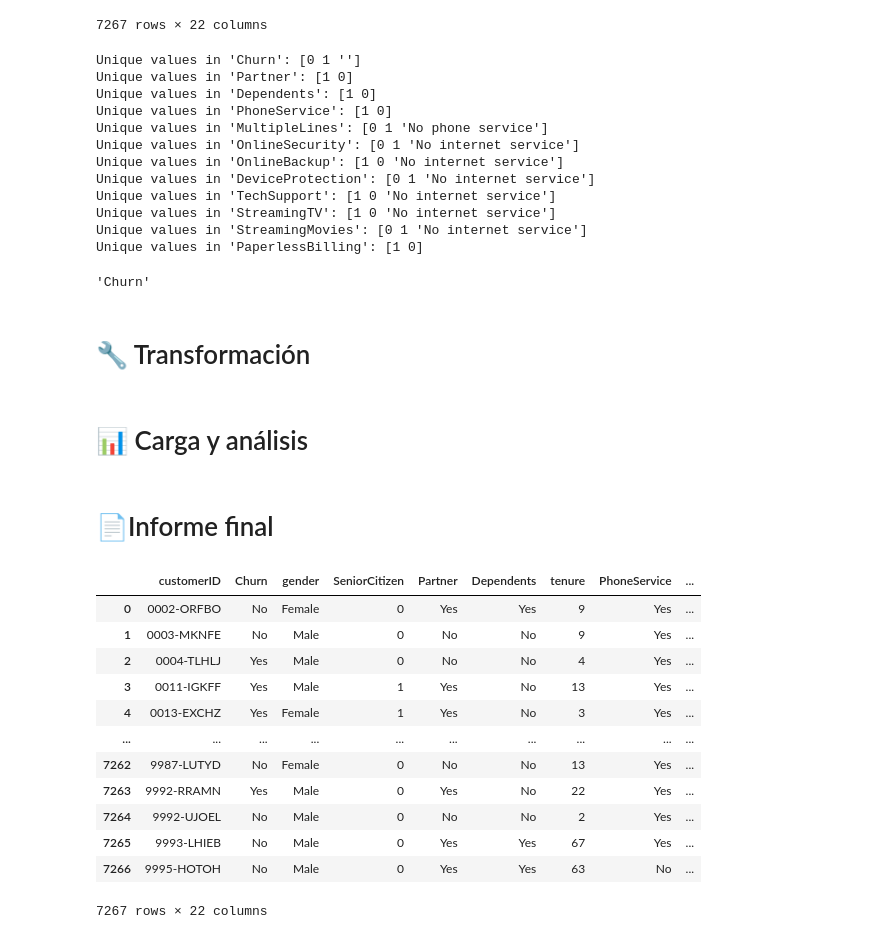
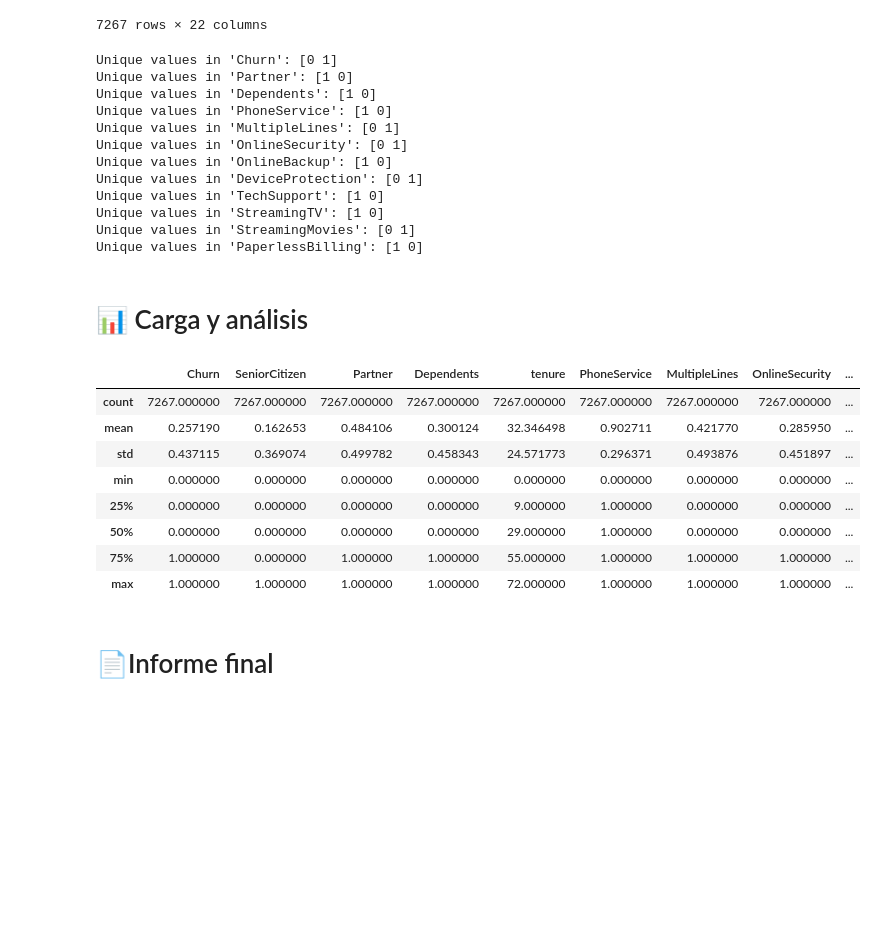
Before and after one commit to TWOD22/DesafioTelecomX, a Jupyter notebook: DesafioTelecomX.ipynb, the cells around one changed output. Cells and saved outputs as stored; diff of their text form; code cells hidden in the pictures; blank space fills up the shorter version.

Commit message:
Uso de describe para encontrar la media, la desviación estándar y otros datos

```diff
--- a/DesafioTelecomX.ipynb
+++ b/DesafioTelecomX.ipynb
@@ -227,28 +229,37 @@ df_normalized
 | 7265 | 9993-LHIEB | 0 | Male | 0 | 1 | 1 | 67 | 1 | ... |
 | 7266 | 9995-HOTOH | 0 | Male | 0 | 1 | 1 | 63 | 0 | ... |
 7267 rows × 22 columns
+# %%
+df_normalized = df_normalized.replace({'No internet service': 0, 'No phone service': 0})
+df_normalized['Churn'] = df_normalized['Churn'].replace('', 0)
 # %%
 for x in columnas_binarias:
   unique_values = df_normalized[x].unique()
   print(f"Unique values in '{x}': {unique_values}")
 # %% [output]
-Unique values in 'Churn': [0 1 '']
+Unique values in 'Churn': [0 1]
 Unique values in 'Partner': [1 0]
 Unique values in 'Dependents': [1 0]
 Unique values in 'PhoneService': [1 0]
-Unique values in 'MultipleLines': [0 1 'No phone service']
-Unique values in 'OnlineSecurity': [0 1 'No internet service']
-Unique values in 'OnlineBackup': [1 0 'No internet service']
-Unique values in 'DeviceProtection': [0 1 'No internet service']
-Unique values in 'TechSupport': [1 0 'No internet service']
-Unique values in 'StreamingTV': [1 0 'No internet service']
-Unique values in 'StreamingMovies': [0 1 'No internet service']
+Unique values in 'MultipleLines': [0 1]
+Unique values in 'OnlineSecurity': [0 1]
+Unique values in 'OnlineBackup': [1 0]
+Unique values in 'DeviceProtection': [0 1]
+Unique values in 'TechSupport': [1 0]
+Unique values in 'StreamingTV': [1 0]
+Unique values in 'StreamingMovies': [0 1]
 Unique values in 'PaperlessBilling': [1 0]
-# %%
-columnas_binarias[0]
-# %% [output]
-'Churn'
-# %% [markdown]
-# 🔧 Transformación
 # %% [markdown]
 # 📊 Carga y análisis
+# %%
+df_normalized.describe()
+# %% [output]
+|  | Churn | SeniorCitizen | Partner | Dependents | tenure | PhoneService | MultipleLines | OnlineSecurity | ... |
+| count | 7267.000000 | 7267.000000 | 7267.000000 | 7267.000000 | 7267.000000 | 7267.000000 | 7267.000000 | 7267.000000 | ... |
+| mean | 0.257190 | 0.162653 | 0.484106 | 0.300124 | 32.346498 | 0.902711 | 0.421770 | 0.285950 | ... |
+| std | 0.437115 | 0.369074 | 0.499782 | 0.458343 | 24.571773 | 0.296371 | 0.493876 | 0.451897 | ... |
+| min | 0.000000 | 0.000000 | 0.000000 | 0.000000 | 0.000000 | 0.000000 | 0.000000 | 0.000000 | ... |
+| 25% | 0.000000 | 0.000000 | 0.000000 | 0.000000 | 9.000000 | 1.000000 | 0.000000 | 0.000000 | ... |
+| 50% | 0.000000 | 0.000000 | 0.000000 | 0.000000 | 29.000000 | 1.000000 | 0.000000 | 0.000000 | ... |
+| 75% | 1.000000 | 0.000000 | 1.000000 | 1.000000 | 55.000000 | 1.000000 | 1.000000 | 1.000000 | ... |
+| max | 1.000000 | 1.000000 | 1.000000 | 1.000000 | 72.000000 | 1.000000 | 1.000000 | 1.000000 | ... |
@@ -255,19 +268,2 @@ columnas_binarias[0]
 # %% [markdown]
 # 📄Informe final
-# %%
-pd.set_option('display.max_columns', None)
-display(df_normalized)
-# %% [output]
-|  | customerID | Churn | gender | SeniorCitizen | Partner | Dependents | tenure | PhoneService | ... |
-| 0 | 0002-ORFBO | No | Female | 0 | Yes | Yes | 9 | Yes | ... |
-| 1 | 0003-MKNFE | No | Male | 0 | No | No | 9 | Yes | ... |
-| 2 | 0004-TLHLJ | Yes | Male | 0 | No | No | 4 | Yes | ... |
-| 3 | 0011-IGKFF | Yes | Male | 1 | Yes | No | 13 | Yes | ... |
-| 4 | 0013-EXCHZ | Yes | Female | 1 | Yes | No | 3 | Yes | ... |
-| ... | ... | ... | ... | ... | ... | ... | ... | ... | ... |
-| 7262 | 9987-LUTYD | No | Female | 0 | No | No | 13 | Yes | ... |
-| 7263 | 9992-RRAMN | Yes | Male | 0 | Yes | No | 22 | Yes | ... |
-| 7264 | 9992-UJOEL | No | Male | 0 | No | No | 2 | Yes | ... |
-| 7265 | 9993-LHIEB | No | Male | 0 | Yes | Yes | 67 | Yes | ... |
-| 7266 | 9995-HOTOH | No | Male | 0 | Yes | Yes | 63 | No | ... |
-7267 rows × 22 columns
```
Also changed, not shown: parts of 3 cells of this notebook.
